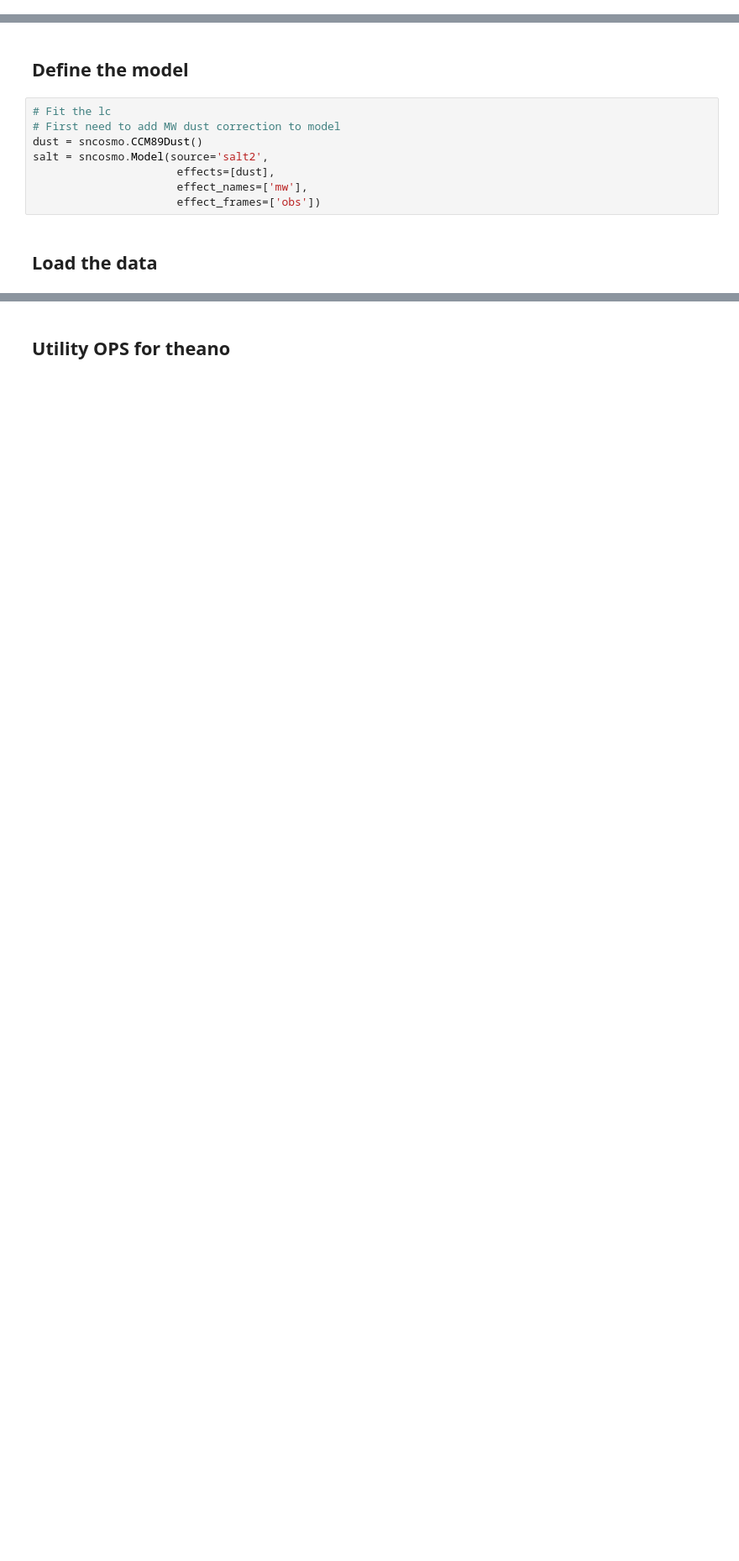
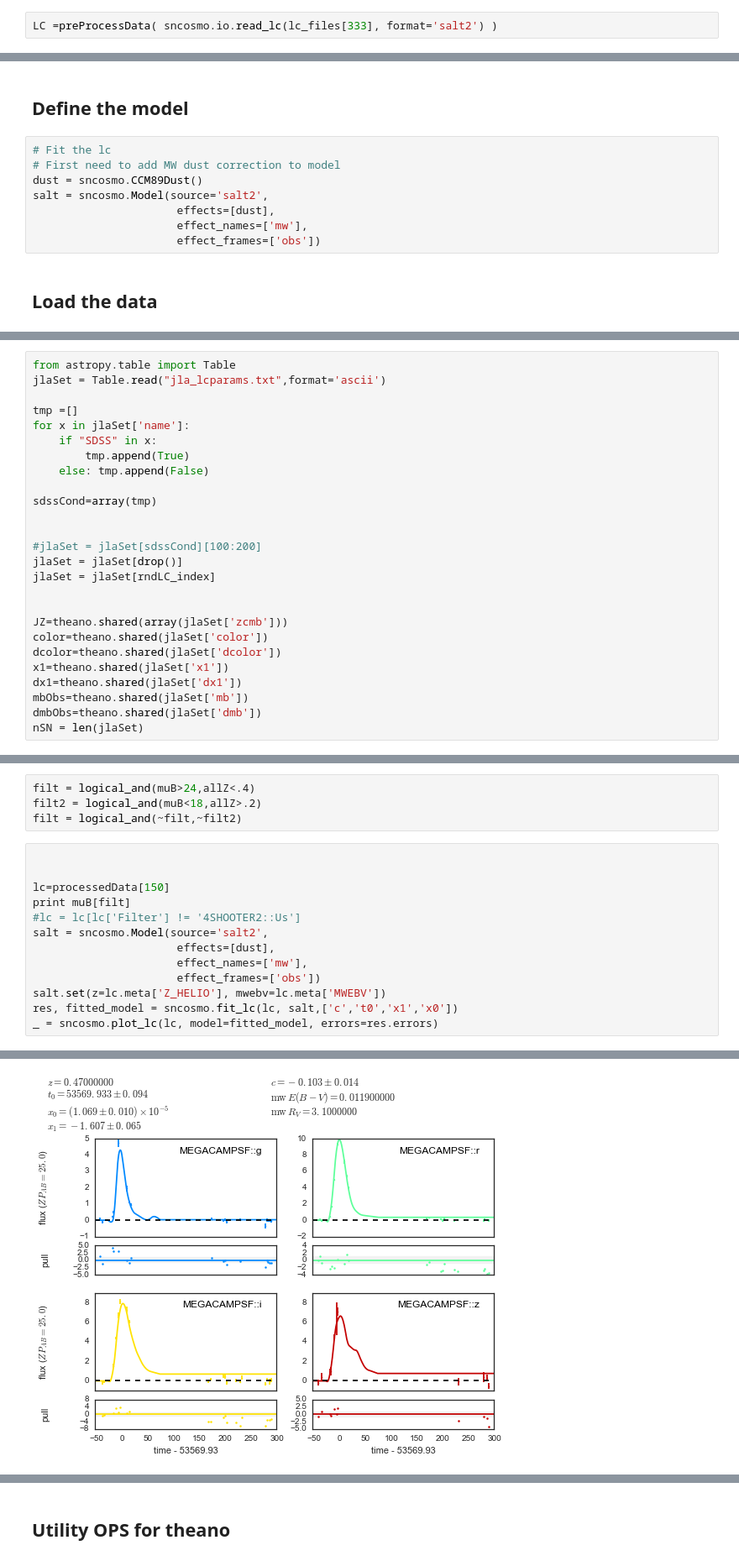
Before and after one commit to drJfunk/supernova, a Jupyter notebook: Standard Fit.ipynb, the cells around one changed output, grey strips where cells are left out. Shown: that part at 84% size. Cells and saved outputs as stored; diff of their text form; blank space fills up the shorter version.

Commit message:
added some data outines

```diff
--- a/Standard Fit.ipynb
+++ b/Standard Fit.ipynb
@@ -33,0 +45,2 @@ for band in list('ugriz'):
+# %%
+LC =preProcessData( sncosmo.io.read_lc(lc_files[333], format='salt2') )
@@ -66 +78,27 @@ def preProcessData(data,model):
+# %%
+from astropy.table import Table
+jlaSet = Table.read("jla_lcparams.txt",format='ascii')
+
+tmp =[]
+for x in jlaSet['name']:
+    if "SDSS" in x:
+        tmp.append(True)
+    else: tmp.append(False)
+
+sdssCond=array(tmp)
+
+
+#jlaSet = jlaSet[sdssCond][100:200]
+jlaSet = jlaSet[drop()]
+jlaSet = jlaSet[rndLC_index]
+
+
+JZ=theano.shared(array(jlaSet['zcmb']))
+color=theano.shared(jlaSet['color'])
+dcolor=theano.shared(jlaSet['dcolor'])
+x1=theano.shared(jlaSet['x1'])
+dx1=theano.shared(jlaSet['dx1'])
+mbObs=theano.shared(jlaSet['mb'])
+dmbObs=theano.shared(jlaSet['dmb'])
+nSN = len(jlaSet)
 # %%
@@ -112,0 +211,18 @@ plot(zGrid,spefCosmo.distmod(zGrid).value-19,'r')
+# %%
+filt = logical_and(muB>24,allZ<.4)
+filt2 = logical_and(muB<18,allZ>.2)
+filt = logical_and(~filt,~filt2)
+# %%
+
+
+lc=processedData[150]
+print muB[filt]
+#lc = lc[lc['Filter'] != '4SHOOTER2::Us']
+salt = sncosmo.Model(source='salt2',
+                      effects=[dust],
+                      effect_names=['mw'],
+                      effect_frames=['obs'])
+salt.set(z=lc.meta['Z_HELIO'], mwebv=lc.meta['MWEBV'])
+res, fitted_model = sncosmo.fit_lc(lc, salt,['c','t0','x1','x0'])
+_ = sncosmo.plot_lc(lc, model=fitted_model, errors=res.errors)
+# %% [output]
@@ -112,0 +246 @@ plot(zGrid,spefCosmo.distmod(zGrid).value-19,'r')
+[figure, added]
```
Also changed, not shown: parts of 69 cells of this notebook, 4 other files.
